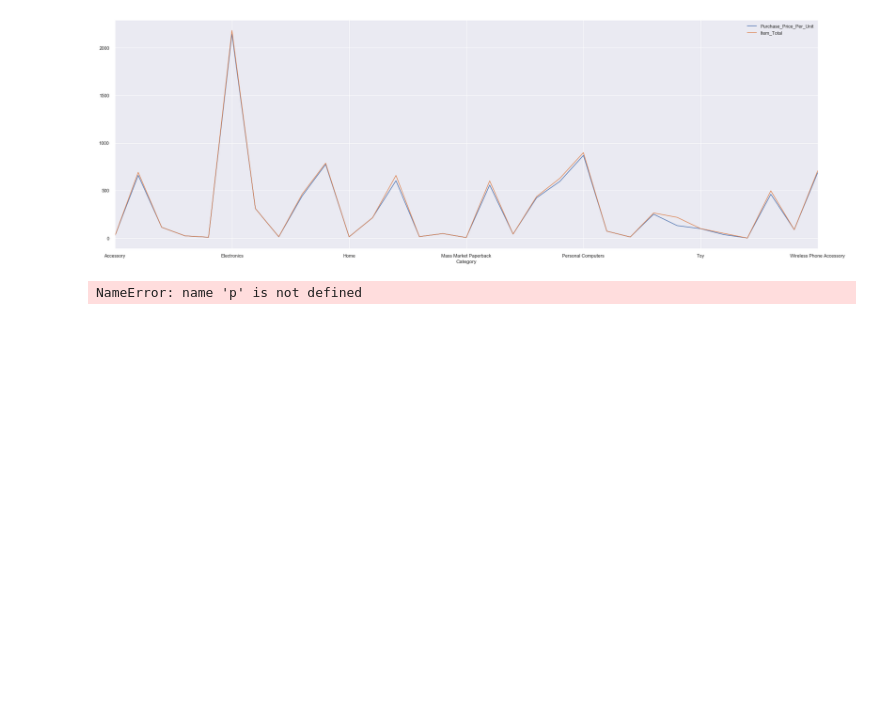
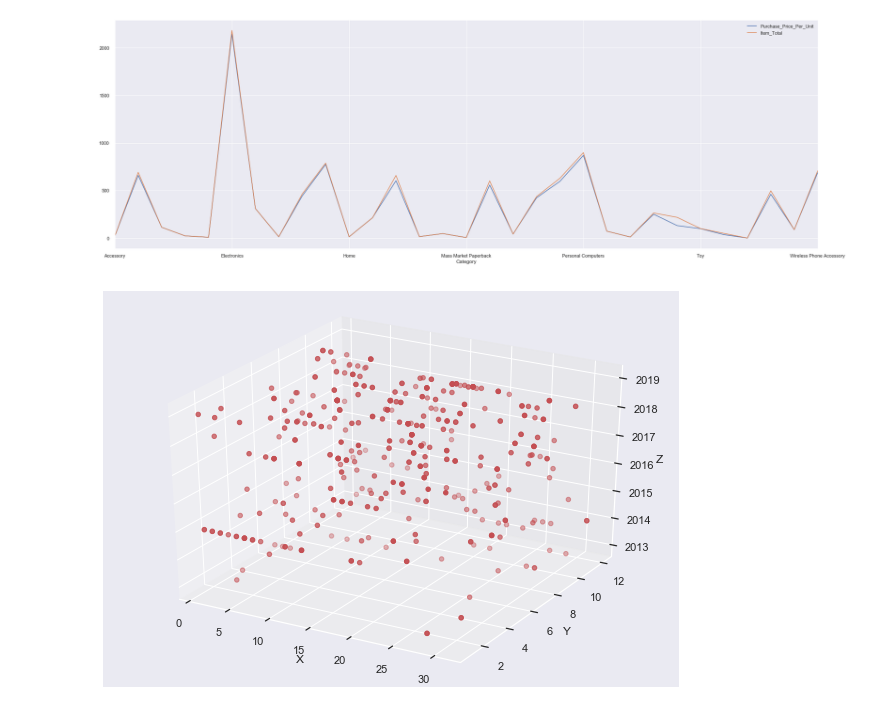
Before and after one commit to 101DollarFootLong/Amazon-DNA, a Jupyter notebook: AmazonDNA.ipynb, the cells around one changed output. Drawn from its saved outputs; the diff is of its cells as text; code cells hidden in the pictures; blank space fills up the shorter version.

```diff
--- a/AmazonDNA.ipynb
+++ b/AmazonDNA.ipynb
@@ -167,22 +167,22 @@ ax.scatter?
 # %%
 import mpl_toolkits.mplot3d.axes3d as p3
 
 #data is an ndarray with the necessary data and colors is an ndarray with
 #'b', 'g' and 'r' to paint each point according to its class
 
 ...
 
-fig=p.figure()
+fig=plt.figure()
 ax = p3.Axes3D(fig)
 #colors = ("red", "green", "blue")
 ax.scatter(df.date.dt.day,df.date.dt.month,df.date.dt.year,c='r', marker='o')
 ax.set_xlabel('X')
 ax.set_ylabel('Y')
 ax.set_zlabel('Z')
 
 plt.show()
 # %% [output]
-NameError: name 'p' is not defined
+[figure, added]
 # %%
 #import enthought.mayavi.mlab as mylab
 from mayavi import mlab
```
Also changed, not shown: parts of 1 cell of this notebook.
